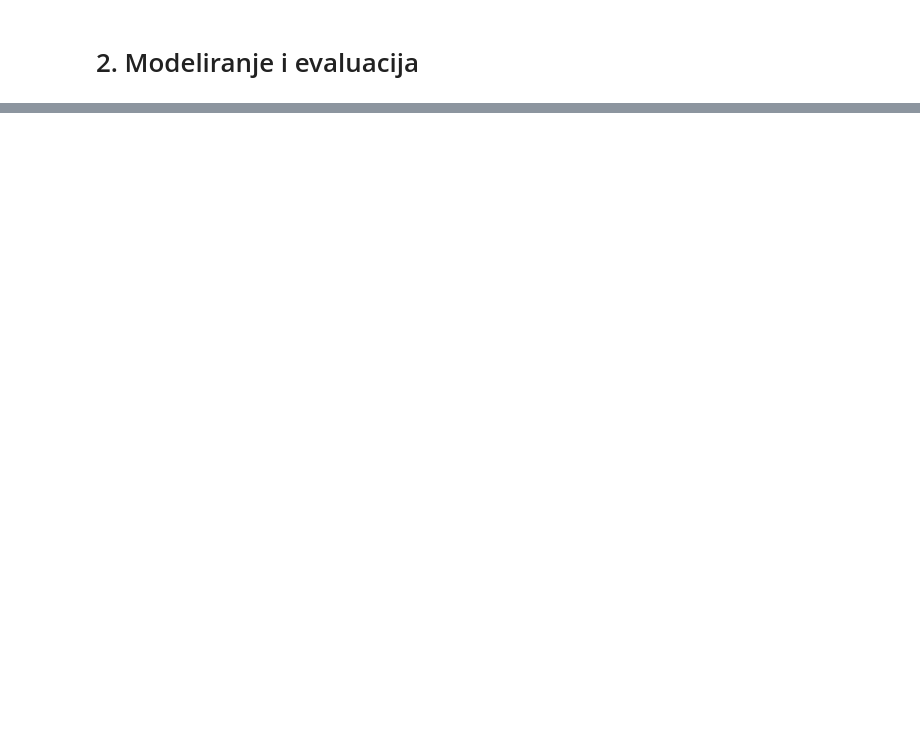
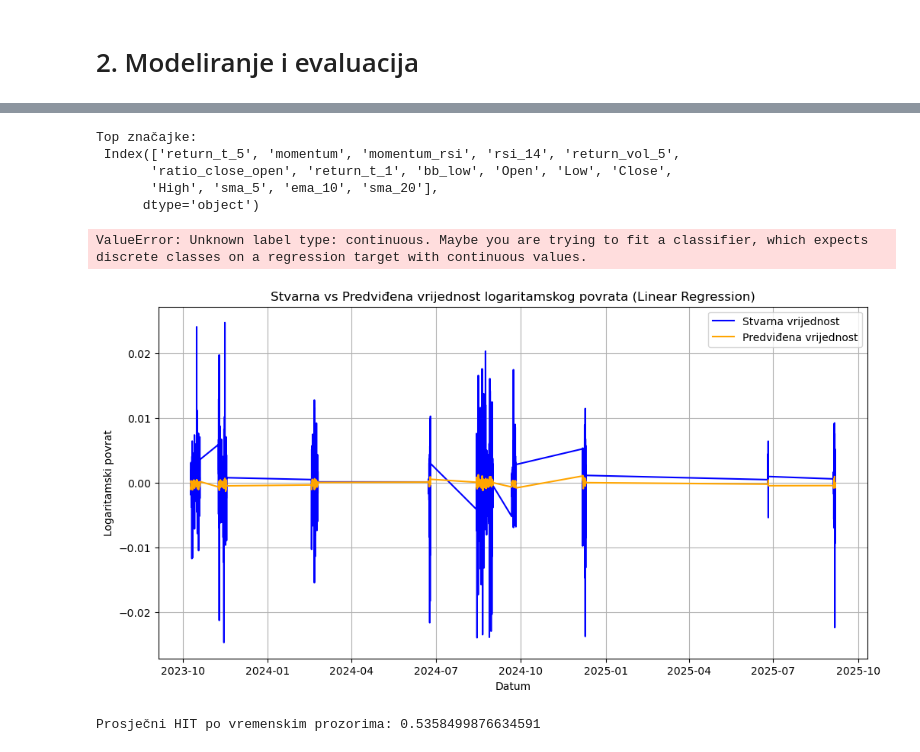
Before and after one commit to KristianLovey/ML-Projekt-Vicuna, a Jupyter notebook: ML_model.ipynb, the cells around one changed output, grey strips where cells are left out. Saved outputs shown, nothing was run; the diff lists cells and outputs as text; code cells hidden in the pictures; blank space fills up the shorter version.

```diff
--- a/ML_model.ipynb
+++ b/ML_model.ipynb
@@ -160 +171,69 @@ Train: (5406, 27) Test: (1352, 27)
+# %%
+mask = x_train["Volume"] > x_train["Volume"].quantile(0.3)
+x_train = x_train[mask]
+y_train = y_train[mask]
+
+
+corr = x_train.corrwith(pd.Series(y_train, index=x_train.index)).abs().sort_values(ascending=False)
+top_features = corr.head(15).index
+print("Top značajke:\n", top_features)
+
+
+x_train["return_vol_5"] = x_train["return_t_1"] * x_train["volatility_5"]
+x_test["return_vol_5"] = x_test["return_t_1"] * x_test["volatility_5"]
+
+x_train["momentum_rsi"] = x_train["momentum"] * x_train["rsi_14"]
+x_test["momentum_rsi"] = x_test["momentum"] * x_test["rsi_14"]
+
+df["return_vol_5"] = df["return_t_1"] * df["volatility_5"]
+df["momentum_rsi"] = df["momentum"] * df["rsi_14"]
+# %% [output]
+Top značajke:
+ Index(['return_t_5', 'momentum', 'momentum_rsi', 'rsi_14', 'return_vol_5',
+       'ratio_close_open', 'return_t_1', 'bb_low', 'Open', 'Low', 'Close',
+       'High', 'sma_5', 'ema_10', 'sma_20'],
+      dtype='object')
+# %%
+pipe = Pipeline([
+    ("scaler", StandardScaler()),
+    ("logreg", LogisticRegression(max_iter=500))
+])
+pipe.fit(x_train[top_features], y_train)
+y_pred_cls = pipe.predict(x_test[top_features])
+y_prob = pipe.predict_proba(x_test[top_features])[:, 1]
+# %% [output]
+ValueError: Unknown label type: continuous. Maybe you are trying to fit a classifier, which expects discrete classes on a regression target with continuous values.
+# %%
+w = 0.3
+y_mix = (1 - w) * y_prob + w * (x_test["momentum"] > 0).astype(float)
+y_mix_cls = (y_mix > 0.5).astype(int)
+hit_mix = accuracy_score(y_test, y_mix_cls)
+print(f"Ensemble (Logistic + momentum) HIT={hit_mix:.3f}")
+# %%
+plt.figure(figsize=(12,6))
+plt.plot(y_test.index, y_test, label='Stvarna vrijednost', color='blue')
+plt.plot(y_test.index, y_mix_cls, label='Predviđena vrijednost', color='orange')
+plt.xlabel('Datum')
+plt.ylabel('Logaritamski povrat')
+plt.title('Stvarna vs Predviđena vrijednost logaritamskog povrata (Linear Regression)')
+plt.legend()
+plt.grid(True)
+plt.show()
+# %% [output]
+[figure, added]
+# %%
+window = int(len(df)*0.2)
+hits = []
+for start in range(0, len(df)-window, window):
+    tr = df.iloc[start:start+window]
+    te = df.iloc[start+window:start+2*window]
+    xtr, ytr = tr[top_features], tr["target_cls"]
+    xte, yte = te[top_features], te["target_cls"]
+    pipe.fit(xtr, ytr)
+    yhat = pipe.predict(xte)
+    hits.append((yhat == yte).mean())
+
+print("Prosječni HIT po vremenskim prozorima:", np.mean(hits))
+# %% [output]
+Prosječni HIT po vremenskim prozorima: 0.5358499876634591
 # %%
```
Also changed, not shown: parts of 7 cells of this notebook.
